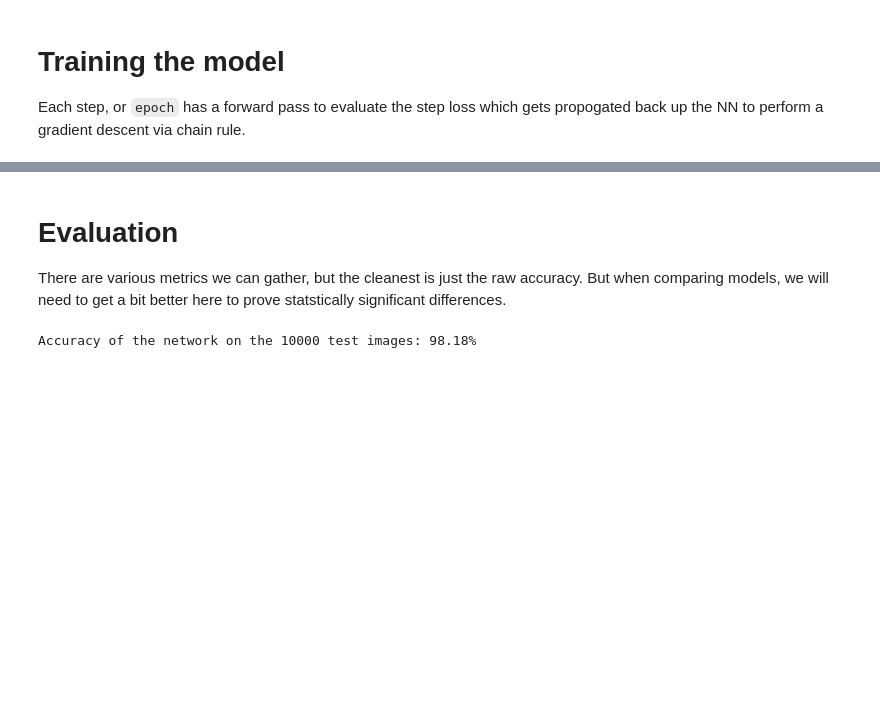
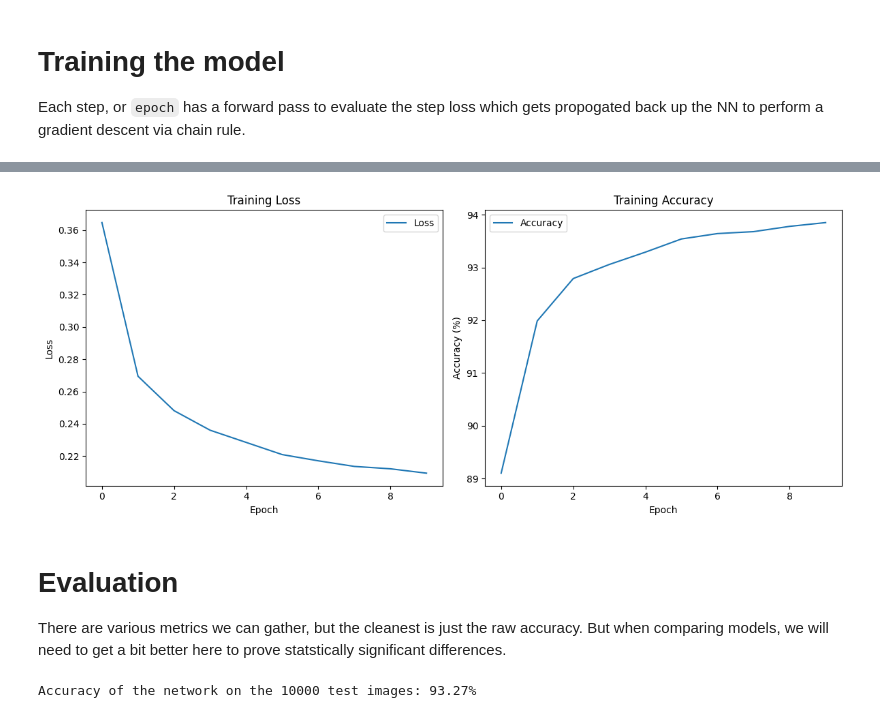
Before and after one commit to suessflorian/spiking-neurons, a Jupyter notebook: NN-Introduction.ipynb, the cells around one changed output, grey strips where cells are left out. Saved outputs shown, nothing was run; the diff lists cells and outputs as text; code cells hidden in the pictures; blank space fills up the shorter version.

```diff
--- a/NN-Introduction.ipynb
+++ b/NN-Introduction.ipynb
@@ -258,22 +239,36 @@ optimizer = torch.optim.SGD(model.parameters(), lr=0.01) # LR; learning rate (hy
 # Training the model
 Each step, or `epoch` has a forward pass to evaluate the step loss which gets propogated back up the NN to perform a gradient descent via chain rule.
 # %%
-epochs = 5
+epochs = 10
+
+loss_history = []
+accuracy_history = []
 
 for epoch in range(epochs):
     model.train()
-    running_loss = 0.0
+    running_loss = 0.
+    correct_predictions = 0
+    total_predictions = 0
+
+
     for images, labels in train_loader:
         optimizer.zero_grad()  # Zero the parameter gradients
-
 
         outputs = model(images)
         loss = criterion(outputs, labels) # forward pass
 
-        loss.backward() # propogate backwards the loss, perform gradient descent
-        optimizer.step()
+        loss.backward() # propogate backwards the loss, set models gradients at each parameter
+        optimizer.step() # use respective model weight associated gradients to perform a descent step
 
         running_loss += loss.item()
+        _, predicted = torch.max(outputs.data, 1)
+        total_predictions += labels.size(0)
+        correct_predictions += (predicted == labels).sum().item()
 
-    print(f'Epoch [{epoch+1}/{epochs}], Loss: {running_loss/len(train_loader):.4f}')
+
+    epoch_loss = running_loss / len(train_loader)
+    epoch_accuracy = (correct_predictions / total_predictions) * 100
+    loss_history.append(epoch_loss)
+    accuracy_history.append(epoch_accuracy)
+    print(f'Epoch [{epoch+1}/{epochs}], Loss: {epoch_loss:.4f}, Accuracy: {epoch_accuracy:.2f}%')
 # %% [output]
@@ -285,18 +285,38 @@ Epoch [5/5], Loss: 0.0159
+# %%
+# Plotting the loss and accuracy curves
+plt.figure(figsize=(12, 5))
+plt.subplot(1, 2, 1)
+plt.plot(loss_history, label='Loss')
+plt.title('Training Loss')
+plt.xlabel('Epoch')
+plt.ylabel('Loss')
+plt.legend()
+
+plt.subplot(1, 2, 2)
+plt.plot(accuracy_history, label='Accuracy')
+plt.title('Training Accuracy')
+plt.xlabel('Epoch')
+plt.ylabel('Accuracy (%)')
+plt.legend()
+
+plt.tight_layout()
+plt.show()
+# %% [output]
+[figure, added]
 # %% [markdown]
 # Evaluation
 There are various metrics we can gather, but the cleanest is just the raw accuracy. But when comparing models, we will need to get a bit better here to prove statstically significant differences.
 # %%
 model.eval()  # Set the model to evaluation mode
-with torch.no_grad():  # Turn off gradients for validation, saves memory and computations
-    correct = 0
-    total = 0
-    for images, labels in test_loader:
-        images = images.view(-1, 28*28)
-        outputs = model(images)
-        _, predicted = torch.max(outputs.data, 1)
-        total += labels.size(0)
-        correct += (predicted == labels).sum().item()
 
-    print(f'Accuracy of the network on the 10000 test images: {100 * correct / total}%')
+correct = 0
+total = 0
+for images, labels in test_loader:
+    outputs = model(images)
+    _, predicted = torch.max(outputs.data, 1)
+    total += labels.size(0)
+    correct += (predicted == labels).sum().item()
+
+print(f'Accuracy of the network on the 10000 test images: {100 * correct / total}%')
 # %% [output]
-Accuracy of the network on the 10000 test images: 98.18%
+Accuracy of the network on the 10000 test images: 93.27%
```
Also changed, not shown: parts of 4 cells of this notebook.
